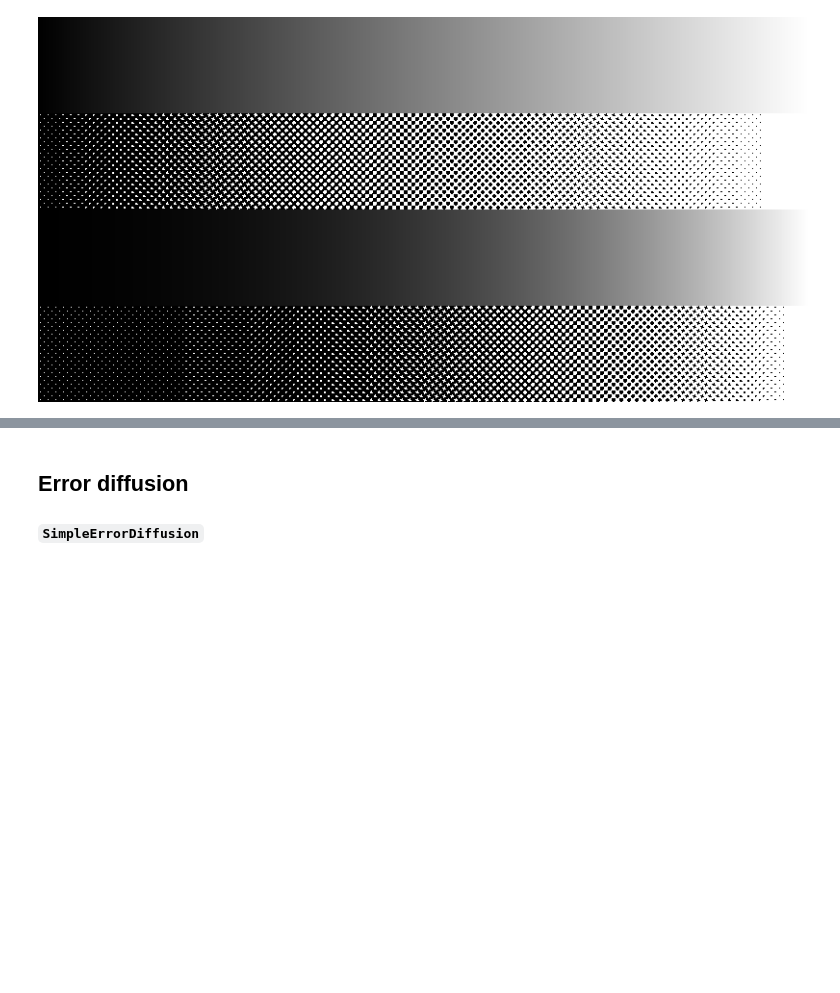
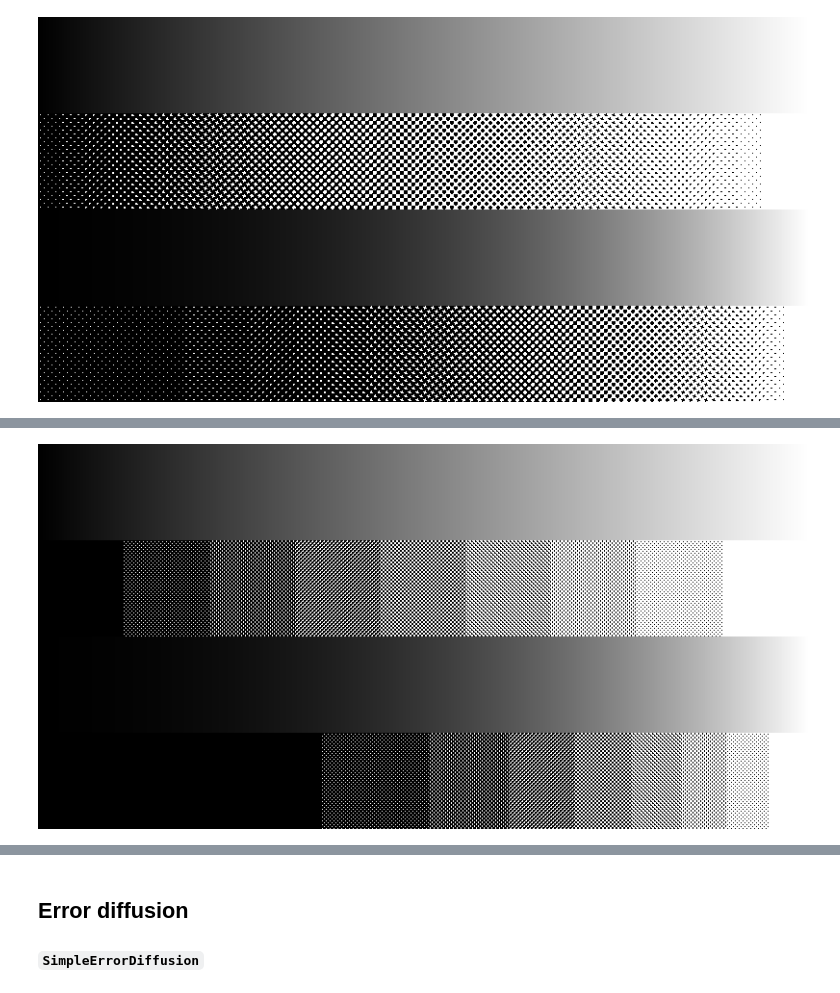
Before and after one commit to JuliaImages/DitherPunk.jl, a Jupyter notebook: dev/generated/gallery_gradient.ipynb, the cells around one changed output, grey strips where cells are left out. Drawn from its saved outputs; the diff is of its cells as text; code cells hidden in the pictures; blank space fills up the shorter version.

```diff
--- a/dev/generated/gallery_gradient.ipynb
+++ b/dev/generated/gallery_gradient.ipynb
@@ -95,0 +102,4 @@ test_on_gradient(Rhombus())
+# %%
+test_on_gradient(IM_h4x4a())
+# %% [output]
+[figure, added]
```
Also changed, not shown: parts of 11 cells of this notebook, 10 other files.
